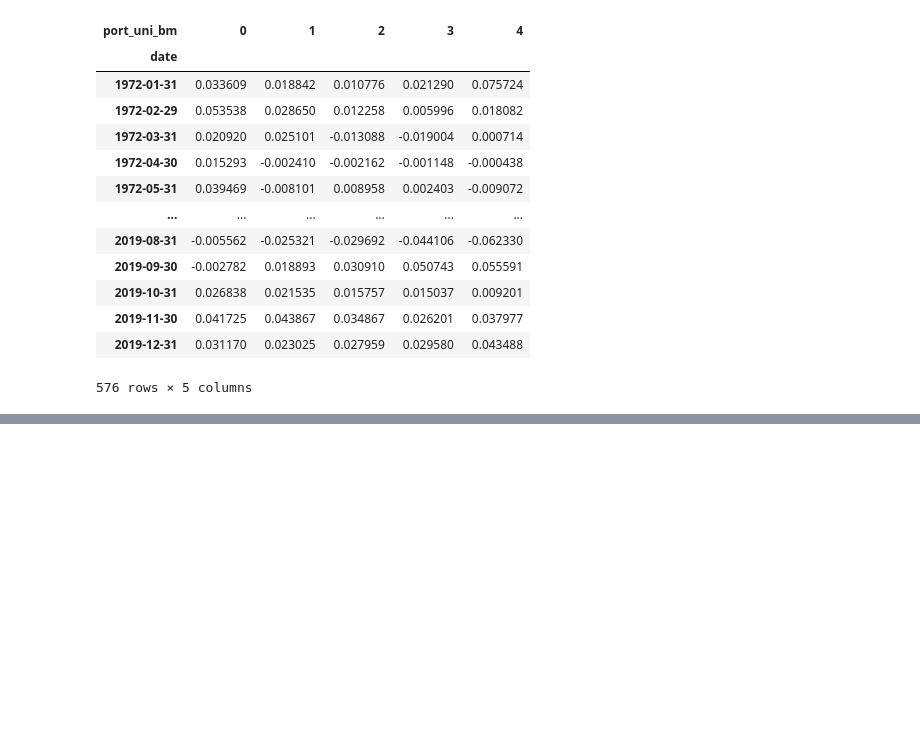
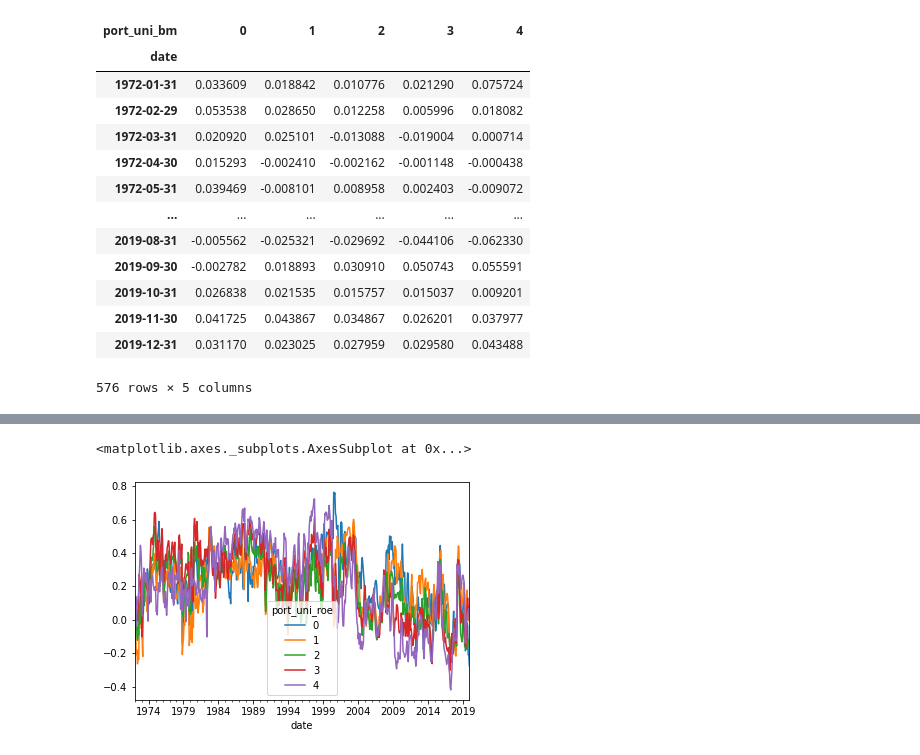
Before and after one commit to xinhe97/SortCS, a Jupyter notebook: example.ipynb, the cells around one changed output, grey strips where cells are left out. Saved outputs shown, nothing was run; the diff lists cells and outputs as text; code cells hidden in the pictures; blank space fills up the shorter version.

```diff
--- a/example.ipynb
+++ b/example.ipynb
@@ -107,0 +128,5 @@ cs_vw.port_bm.uni_ret
+# %%
+cs_vw.port_roe.uni_beta.plot()
+# %% [output]
+<matplotlib.axes._subplots.AxesSubplot at 0x...>
+[figure, added]
```
Also changed, not shown: parts of 17 cells of this notebook, 1 other file.
